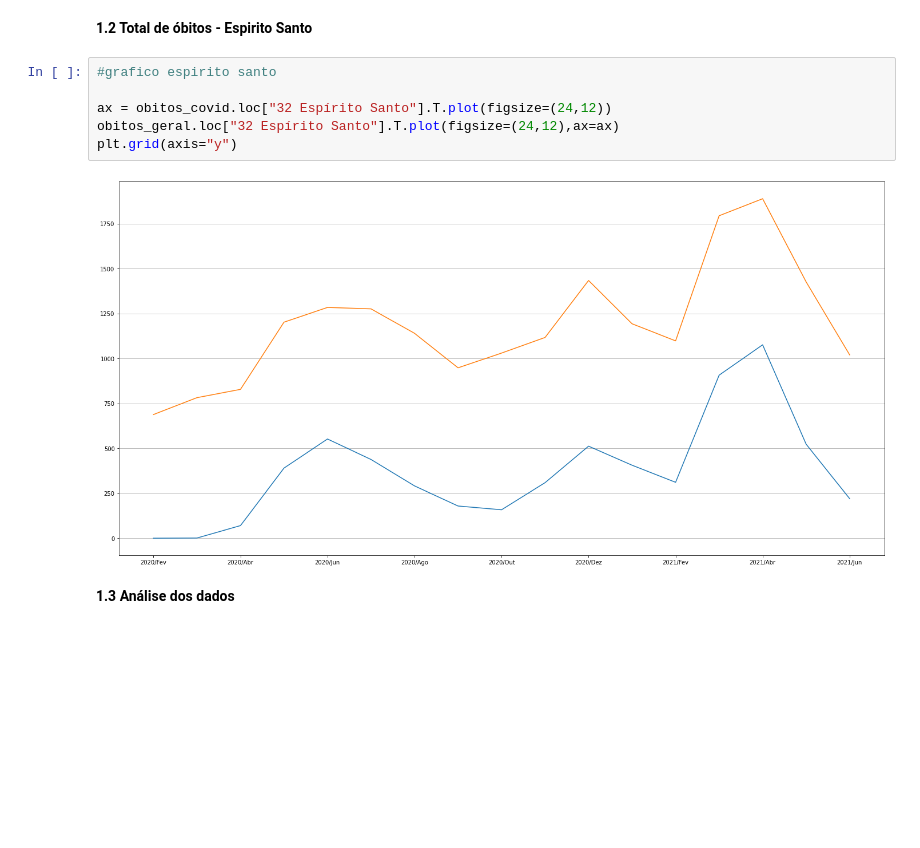
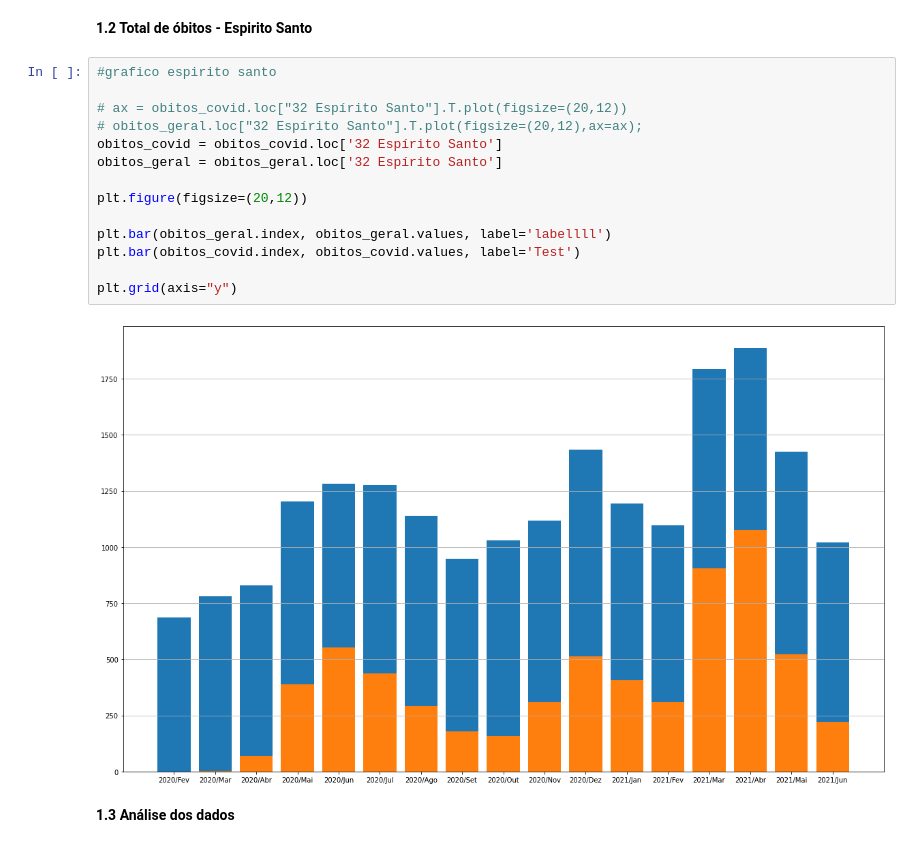
Before and after one commit to jhonnyribeiro/bootcamp-data-science, a Jupyter notebook: desafio_modulo_01.ipynb, the cells around one changed output. Drawn from its saved outputs; the diff is of its cells as text; blank space fills up the shorter version.

```diff
--- a/desafio_modulo_01.ipynb
+++ b/desafio_modulo_01.ipynb
@@ -158,11 +171,19 @@ obitos_covid
 # %%
 #grafico espirito santo
 
-ax = obitos_covid.loc["32 Espírito Santo"].T.plot(figsize=(24,12))
-obitos_geral.loc["32 Espírito Santo"].T.plot(figsize=(24,12),ax=ax)
+# ax = obitos_covid.loc["32 Espírito Santo"].T.plot(figsize=(20,12))
+# obitos_geral.loc["32 Espírito Santo"].T.plot(figsize=(20,12),ax=ax);
+obitos_covid = obitos_covid.loc['32 Espírito Santo']
+obitos_geral = obitos_geral.loc['32 Espírito Santo']
+
+plt.figure(figsize=(20,12))
+
+plt.bar(obitos_geral.index, obitos_geral.values, label='labellll')
+plt.bar(obitos_covid.index, obitos_covid.values, label='Test')
+
 plt.grid(axis="y")
 # %% [output]
-[figure, old version]
+[figure, new version]
 # %% [markdown]
 **1.3 Análise dos dados**
 # %% [markdown]
```
Also changed, not shown: parts of 9 cells of this notebook.
